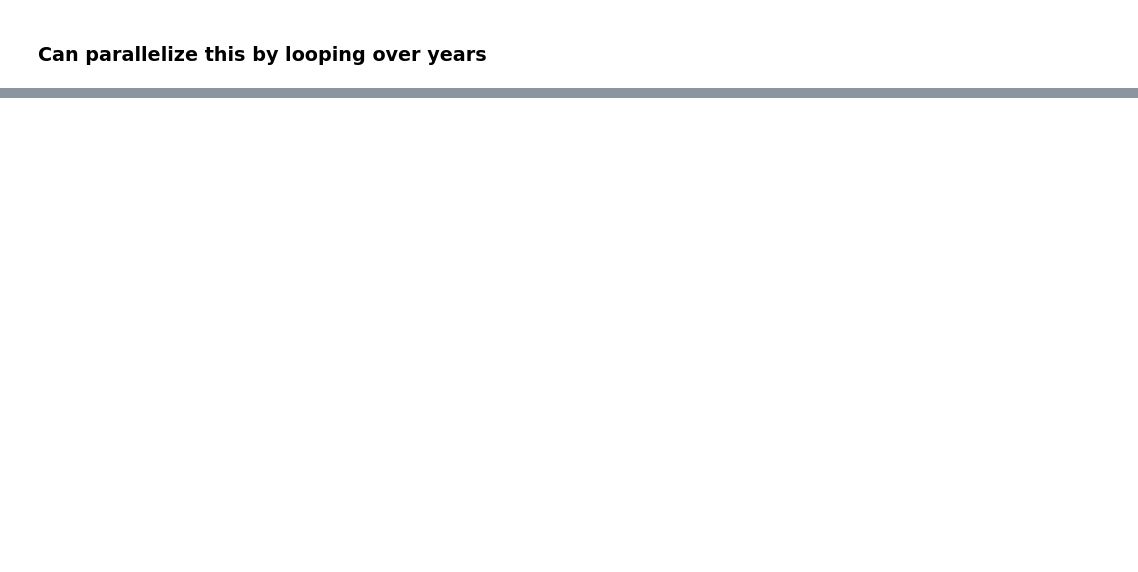
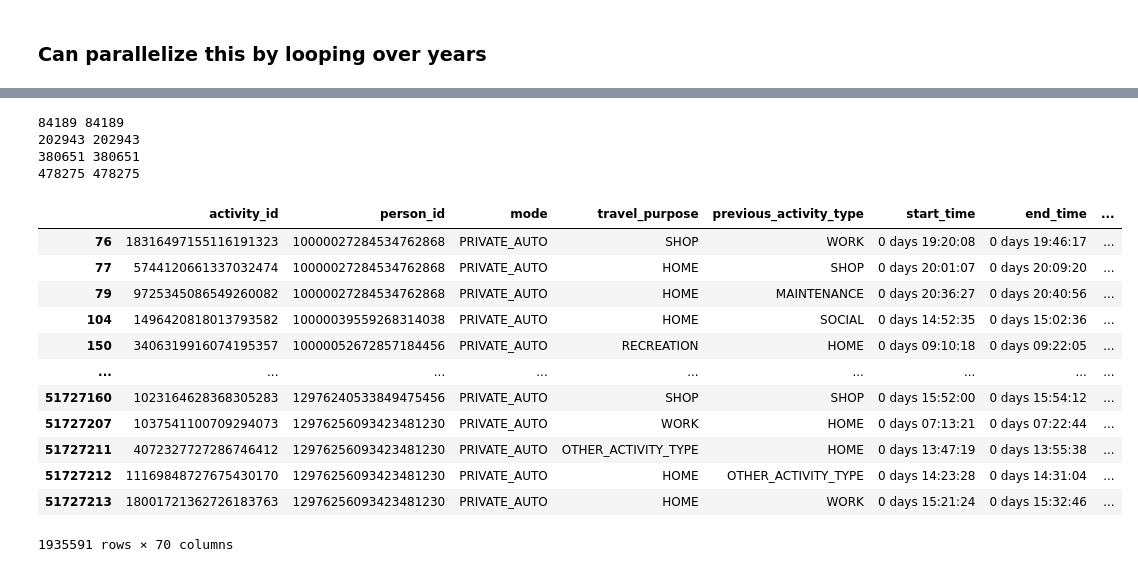
Before and after one commit to rmi-mobility-data-science/replicaEVSE, a Jupyter notebook: notebooks/stock_rollover.ipynb, the cells around one changed output, grey strips where cells are left out. Drawn from its saved outputs; the diff is of its cells as text; code cells hidden in the pictures; blank space fills up the shorter version.

```diff
--- a/notebooks/stock_rollover.ipynb
+++ b/notebooks/stock_rollover.ipynb
@@ -175,0 +220,10 @@ Error:
+# %%
+year_list = np.arange(2022, 2024, 1)
+df_list = []
+for year in year_list:
+    print(year)
+    df_i = pd.read_parquet(os.path.join(datadir, 'county_samples/county_sample_{}.parquet'.format(year)))
+    print(len(df_i.drop_duplicates(subset=['person_id'])))
+    # df_list.append()
+
+# df_out = pd.concat(df_list)
@@ -175,0 +285,37 @@ Error:
+# %%
+reduced_df = []
+unique_df = df.drop_duplicates(subset=['person_id'])[['person_id', 'destination_county', 'building_type']]
+for year in [2023, 2025, 2030, 2035]:
+
+    num_to_select = ev_sfh_only[str(year)].sum()
+    selected = unique_df.person_id.sample(n=num_to_select, replace=False, random_state=42)
+
+    # grab only those selected people from the original dataframe
+    year_df = df[(df['person_id'].isin(selected))].copy()
+    year_df['year'] = year
+    reduced_df.append(year_df)
+
+    print(ev_sfh_only[str(year)].sum(), len(year_df.drop_duplicates(subset=['person_id'])))
+
+final_df = pd.concat(reduced_df)
+# %% [output]
+84189 84189
+202943 202943
+380651 380651
+478275 478275
+# %%
+final_df[final_df['year'] == 2023]
+# %% [output]
+|  | activity_id | person_id | mode | travel_purpose | previous_activity_type | start_time | end_time | ... |
+| 76 | 18316497155116191323 | 10000027284534762868 | PRIVATE_AUTO | SHOP | WORK | 0 days 19:20:08 | 0 days 19:46:17 | ... |
+| 77 | 5744120661337032474 | 10000027284534762868 | PRIVATE_AUTO | HOME | SHOP | 0 days 20:01:07 | 0 days 20:09:20 | ... |
+| 79 | 9725345086549260082 | 10000027284534762868 | PRIVATE_AUTO | HOME | MAINTENANCE | 0 days 20:36:27 | 0 days 20:40:56 | ... |
+| 104 | 1496420818013793582 | 10000039559268314038 | PRIVATE_AUTO | HOME | SOCIAL | 0 days 14:52:35 | 0 days 15:02:36 | ... |
+| 150 | 3406319916074195357 | 10000052672857184456 | PRIVATE_AUTO | RECREATION | HOME | 0 days 09:10:18 | 0 days 09:22:05 | ... |
+| ... | ... | ... | ... | ... | ... | ... | ... | ... |
+| 51727160 | 1023164628368305283 | 12976240533849475456 | PRIVATE_AUTO | SHOP | SHOP | 0 days 15:52:00 | 0 days 15:54:12 | ... |
+| 51727207 | 1037541100709294073 | 12976256093423481230 | PRIVATE_AUTO | WORK | HOME | 0 days 07:13:21 | 0 days 07:22:44 | ... |
+| 51727211 | 4072327727286746412 | 12976256093423481230 | PRIVATE_AUTO | OTHER_ACTIVITY_TYPE | HOME | 0 days 13:47:19 | 0 days 13:55:38 | ... |
+| 51727212 | 11169848727675430170 | 12976256093423481230 | PRIVATE_AUTO | HOME | OTHER_ACTIVITY_TYPE | 0 days 14:23:28 | 0 days 14:31:04 | ... |
+| 51727213 | 18001721362726183763 | 12976256093423481230 | PRIVATE_AUTO | HOME | WORK | 0 days 15:21:24 | 0 days 15:32:46 | ... |
+1935591 rows × 70 columns
```
Also changed, not shown: parts of 15 cells of this notebook, 1 other file.
